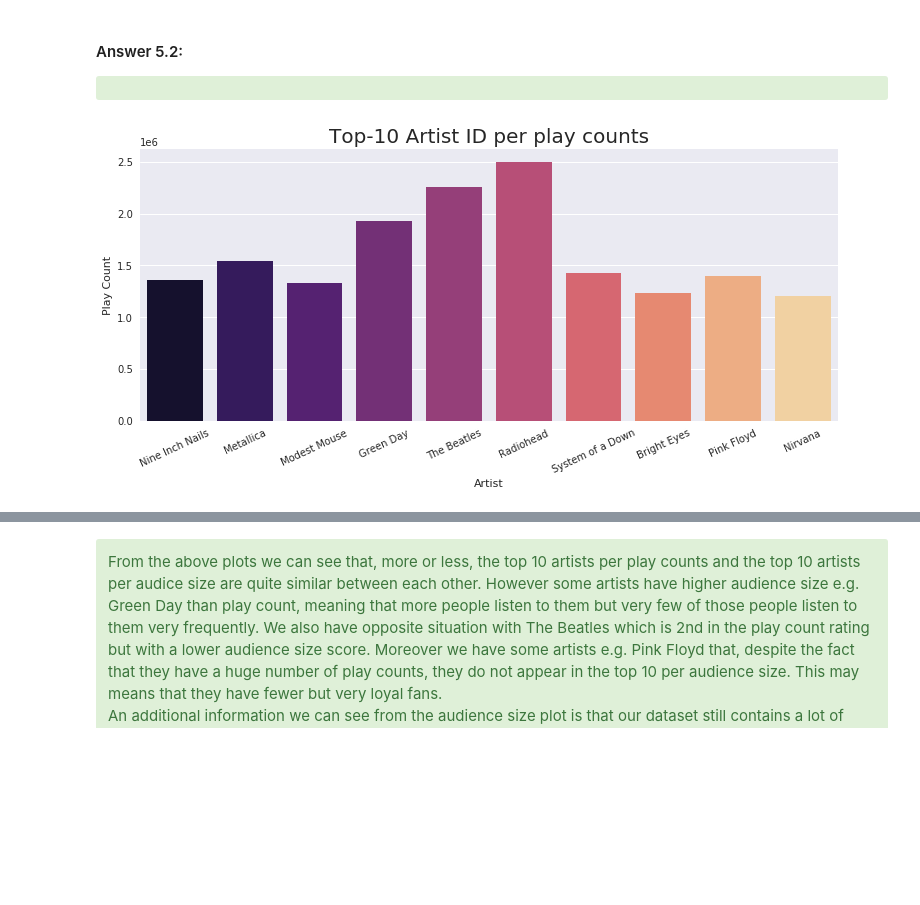
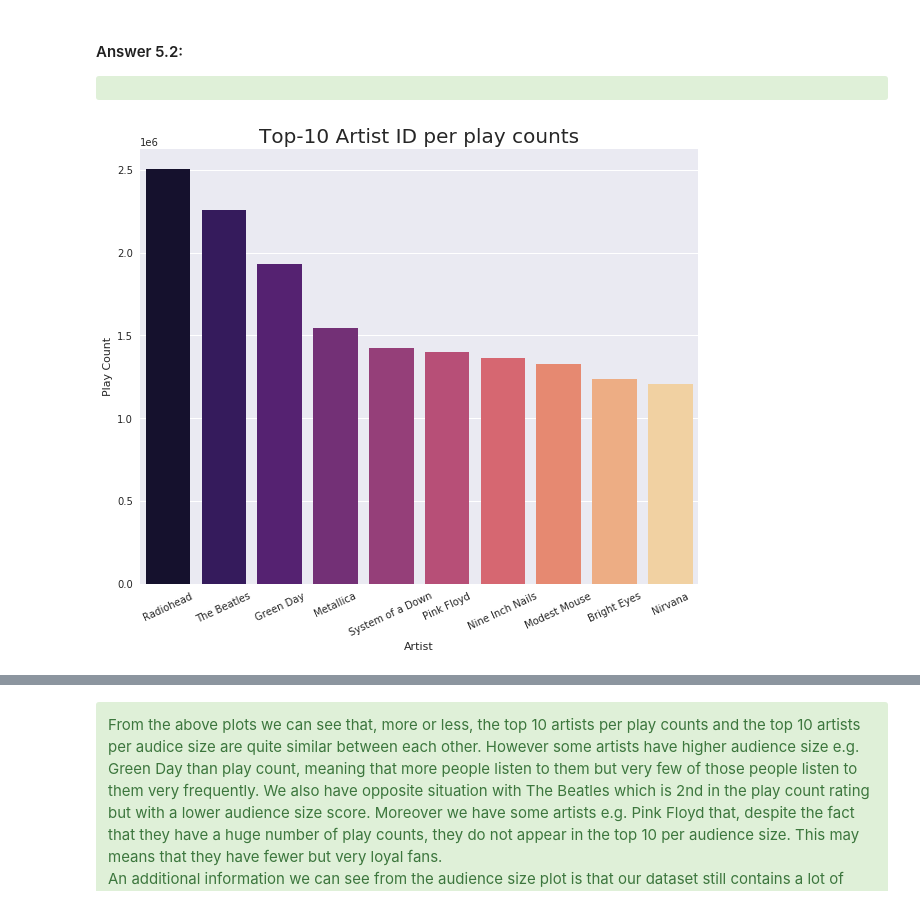
Before and after one commit to sgiammy/AML-course, a Jupyter notebook: RecSys.ipynb, the cells around one changed output, grey strips where cells are left out. Cells and saved outputs as stored; diff of their text form; code cells hidden in the pictures; blank space fills up the shorter version.

```diff
--- a/RecSys.ipynb
+++ b/RecSys.ipynb
@@ -97,7 +97,7 @@ def install(package):
    pip.main(['install', package])
 
 # Set a default size for all the plots
-matplotlib.rcParams['figure.figsize'] = (12.5, 5.0)
+matplotlib.rcParams['figure.figsize'] = (10, 8)
 sns.set()
 
 # We left this piece of code here only
@@ -919,21 +920,21 @@ Plot the results, and explain the figures you obtain.
 # %%
 # calculate top-10 artists in term of play counts
 top10ArtistPCDF = newUserArtistDF.groupBy('artistID').sum('playCount').orderBy('sum(playCount)', ascending=0)
 top10ArtistPC_tmp = sqlContext.createDataFrame(top10ArtistPCDF.head(10))
-top10ArtistPCDF = top10ArtistPC_tmp.join(artistDF, top10ArtistPC_tmp['artistID'] == artistDF['artistID'], 'inner').cache()
+top10ArtistPCDF = top10ArtistPC_tmp.join(artistDF, top10ArtistPC_tmp['artistID'] == artistDF['artistID'], 'inner').orderBy('sum(playCount)', ascending=0).cache()
 top10ArtistPC = top10ArtistPCDF.collect()
 
 top10pc_pdf            = pd.DataFrame(data=top10ArtistPC)
 ax             = sns.barplot(x=top10pc_pdf  [3], y=top10pc_pdf  [1], palette='magma')
 
 plt.ticklabel_format(axis='y', style='sci',scilimits=(0, 4))
 plt.ylabel('Play Count')
 plt.xlabel('Artist')
 plt.xticks(rotation=25)
 plt.title('Top-10 Artist ID per play counts', fontsize=20)
 plt.show()
 # %% [output]
-[figure, old version]
+[figure, new version]
 # %%
 %%capture
 # Install some packages which will be required to draw the below plots
```
Also changed, not shown: parts of 39 cells of this notebook, 2 other files.
